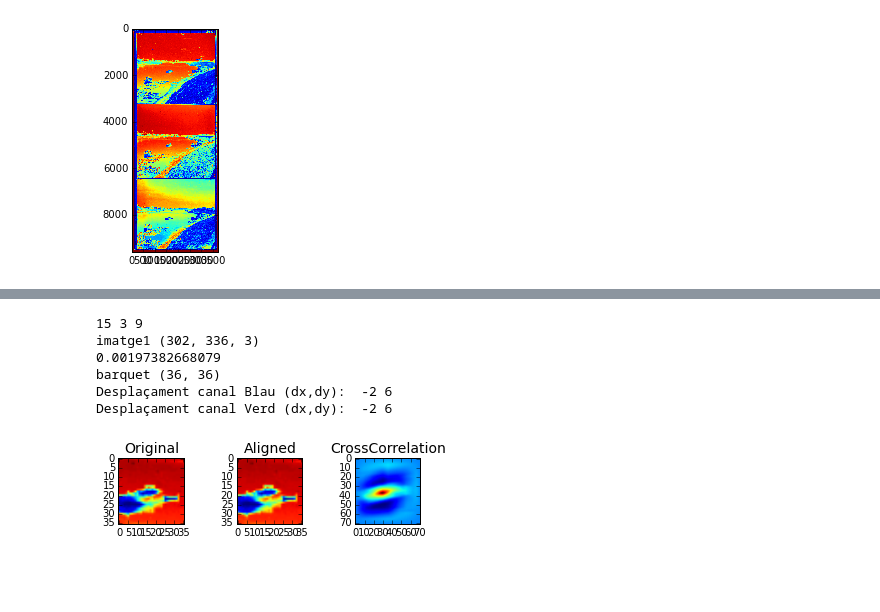
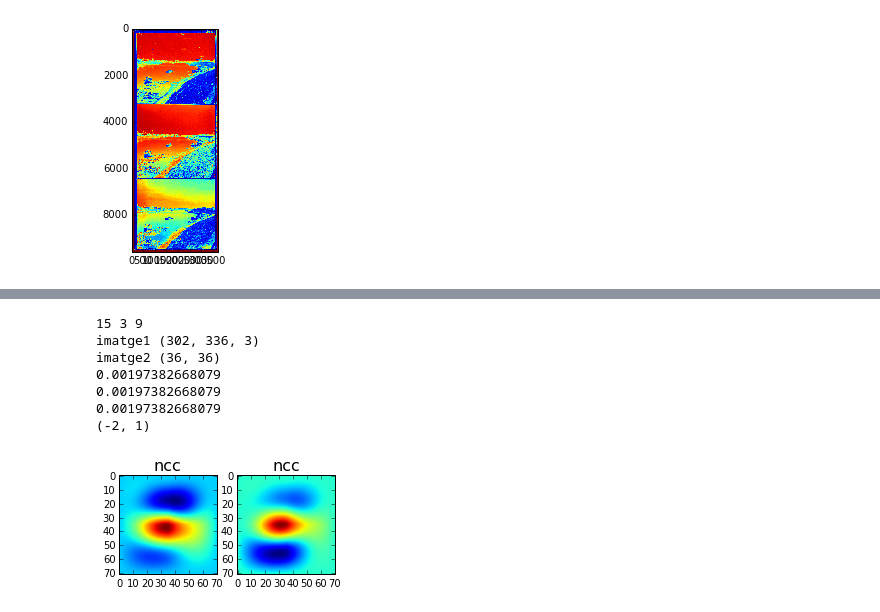
Before and after one commit to cnavas88/Image-Processing, a Jupyter notebook: practica2/Practica2.ipynb, the cells around one changed output, grey strips where cells are left out. Drawn from its saved outputs; the diff is of its cells as text; code cells hidden in the pictures; blank space fills up the shorter version.

```diff
--- a/practica2/Practica2.ipynb
+++ b/practica2/Practica2.ipynb
@@ -249,19 +249,21 @@ def gaussian(sigma):
     #plt.imshow(Igaussian)
     return Igaussian
 # funcio que envies una imatge i et retorna l'imatge filtrada amb un filtre pasa baix
-def filtreLP(imagen,sigma,X,Y):
+def gauss_factor(imagen,sigma,X,Y,factor):
     # Executo la funcio que ens crea la gaussiana
     gauss=gaussian(sigma)
+    plt.imshow(gauss)
 
     # Creem les matrius per fer el filtre amb zeros
-    fitr = np.zeros((X,Y,3))
+
+    fitr = np.zeros((X,Y,1))
 
     # Convoluciono les imatges per treure el pasa Baix
-    fitr[:,:,0]=signal.convolve2d(imagen[:,:,0],gauss,mode='same')
-    fitr[:,:,1]=signal.convolve2d(imagen[:,:,1],gauss,mode='same')
-    fitr[:,:,2]=signal.convolve2d(imagen[:,:,2],gauss,mode='same')
+
+    fitr=signal.convolve2d(imagen,gauss,mode='same')
 
     #plt.figure()
+    fitr1_4=fitr[0::factor,0::factor]
     #plt.imshow(fitr)
 
     return fitr
@@ -301,57 +303,60 @@ def posmax(NCC1,mig):
 # %%
 def piramidal(imatge):
     ################Faltaria coger uno de cada 4 pixeles en este caso, si funciona aplicarlo en un for para
     ################que se haga con 4, 2 i 1
     ###################No comprenc com he de fer l'escalat,
     #si filto la imatge amb gaussian, despres agafo un de cada 4 pixels la imatge es mes petita, llabors quina finestra
     #blog hauria d'agafar?
-    bloc=15#quin factor mutiplicar?
-    zona=3#quin factor mutiplicar?
-    sigma=9#quin factor mutiplicar?
+    bloc=15*1#quin factor mutiplicar?
+    zona=3*1#quin factor mutiplicar?
+    sigma=9*1#quin factor mutiplicar?
     print bloc,zona,sigma
     print "imatge1",np.shape(imatge)
     #filtrem la imatge amb la gaussiana de la practica anterior
-    imatge=filtreLP(imatge,sigma,np.shape(imatge)[0],np.shape(imatge)[1])
+    #imatge=filtreLP(imatge,sigma,np.shape(imatge)[0],np.shape(imatge)[1])
     #Ens quedem amb un de 4 pixels
-    imatge=imatge[0::4,0::4,:]
+    #imatge=imatge[0::4,0::4,:]
     #print "imatge2",np.shape(imatge)
 
     plt.imshow(imatge)
     barquetB4,barquetG4,barquetR4 = extreurebarquet(imatge,bloc,zona)
-    print "barquet",np.shape(barquetB4)
+    plt.subplot(1,2,1)
+    plt.imshow(barquetB4)
+    plt.title('C', size=16)
+    plt.subplot(1,2,2)
+    plt.imshow(barquetG4)
+    plt.title('Cn', size=16)
+    print "imatge2",np.shape(barquetG4)
+    barquetG4=gauss_factor(barquetG4,sigma,np.shape(barquetG4)[0],np.shape(barquetG4)[1],1)
+    barquetB4=gauss_factor(barquetB4,sigma,np.shape(barquetB4)[0],np.shape(barquetB4)[1],1)
+    barquetR4=gauss_factor(barquetR4,sigma,np.shape(barquetR4)[0],np.shape(barquetR4)[1],1)
+    plt.subplot(2,2,1)
+    plt.imshow(barquetG4)
+    plt.title('aa', size=16)
+    plt.subplot(2,2,2)
+    plt.imshow(barquetB4)
+    plt.title('aa', size=16)
+    #gaussbarquetG4=filtreLP(barquetG4,sigma,np.shape(barquetG4)[0],np.shape(barquetG4)[1])
+    #print "barquet",np.shape(barquetB4)
     # Fem la correlacio entre els blocks i el template (Bloc vermell), mostrem els resultats
     NCCRB4=signal.correlate2d(barquetB4.astype('float'), barquetR4.astype('float'), mode='full', boundary='fill', fillvalue=0)
     NCCRG4=signal.correlate2d(barquetG4.astype('float'), barquetR4.astype('float'), mode='full', boundary='fill', fillvalue=0)
-    posicioXRB4, posicioYRB4 = posmax(NCCRB4,35)
-    posicioXRG4, posicioYRG4 = posmax(NCCRG4,35)
-    print "Desplaçament canal Blau (dx,dy): ",posicioXRB4, posicioYRB4
-    print "Desplaçament canal Verd (dx,dy): ",posicioXRG4, posicioYRG4
-    imatge[:,:,0] = moureimatge(posicioYRB4,posicioXRB4,imatge[:,:,0])
-    imatge[:,:,1] = moureimatge(posicioYRG4,posicioXRG4,imatge[:,:,1])
-    barquetB42,barquetG42,barquetR42 = extreurebarquet(imatge,bloc,zona)
-    plt.subplot(2,3,1)
+    plt.subplot(1,3,1)
     plt.imshow(NCCRB4)
-    plt.title('Correlacio bloc blue', size=16)
-    plt.subplot(2,3,2)
+    plt.title('ncc', size=16)
+    plt.subplot(1,3,2)
     plt.imshow(NCCRG4)
-    plt.title('Correlacio bloc green', size=16)
-    plt.subplot(3,3,1)
-    plt.imshow(barquetG4)
-    plt.title('Original', size=14)
-    plt.subplot(3,3,2)
-    plt.imshow(barquetG42)
-    plt.title('Aligned', size=14)
-    plt.subplot(3,3,3)
-    plt.imshow(NCCRG4)
-    plt.title('CrossCorrelation', size=14)
+    plt.title('ncc', size=16)
 
+    print posmax(NCCRB4,np.shape(NCCRB4)[0]/2)
 piramidal(BGR)
 # %% [output]
 15 3 9
 imatge1 (302, 336, 3)
+imatge2 (36, 36)
 0.00197382668079
-barquet (36, 36)
-Desplaçament canal Blau (dx,dy):  -2 6
-Desplaçament canal Verd (dx,dy):  -2 6
+0.00197382668079
+0.00197382668079
+(-2, 1)
-[figure, old version]
+[figure, new version]
 # %%
```
Also changed, not shown: parts of 11 cells of this notebook.
